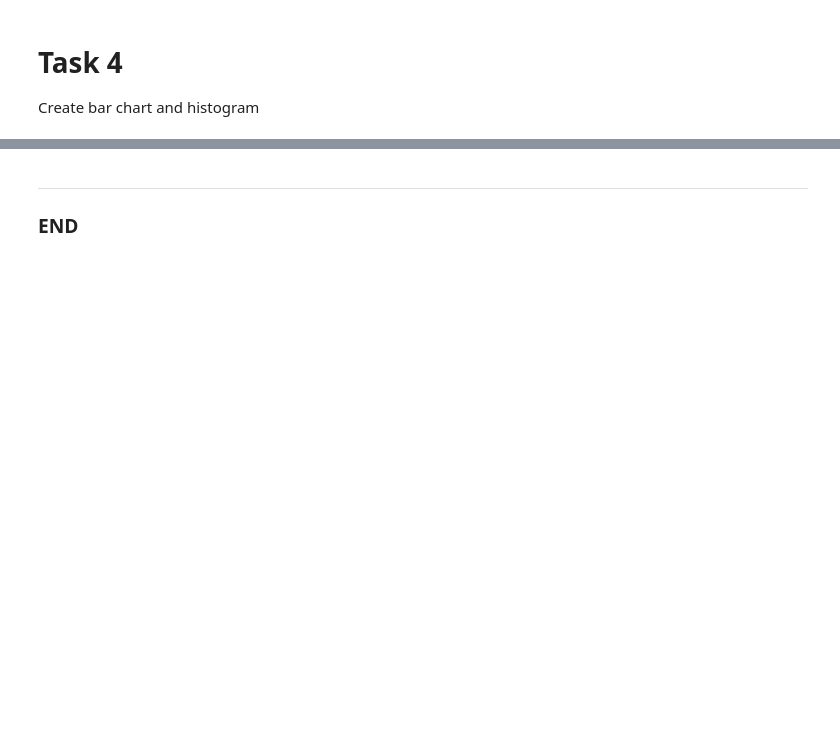
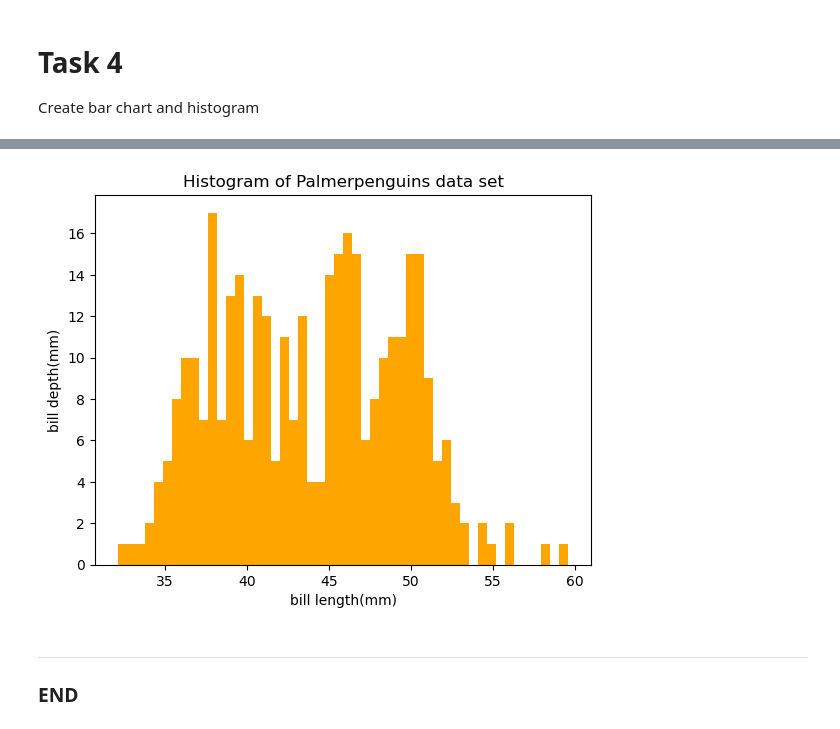
Before and after one commit to YuliiaRysinska/penguins, a Jupyter notebook: penguins.ipynb, the cells around one changed output, grey strips where cells are left out. Drawn from its saved outputs; the diff is of its cells as text; code cells hidden in the pictures; blank space fills up the shorter version.

```diff
--- a/penguins.ipynb
+++ b/penguins.ipynb
@@ -116,3 +144,16 @@ b_dep
+# %%
+
+# create the bar chart
+plt.hist(b_l_len, bins=50, color='orange')
+# create title
+plt.title('Histogram of Palmerpenguins data set')
+# name axis
+plt.xlabel('bill length(mm)')
+plt.ylabel('bill depth(mm)')
+#save
+plt.savefig('Hist.png')
+# %% [output]
+[figure, added]
 # %% [markdown]
 ***
 ### END
```
Also changed, not shown: parts of 4 cells of this notebook, 2 other files.
